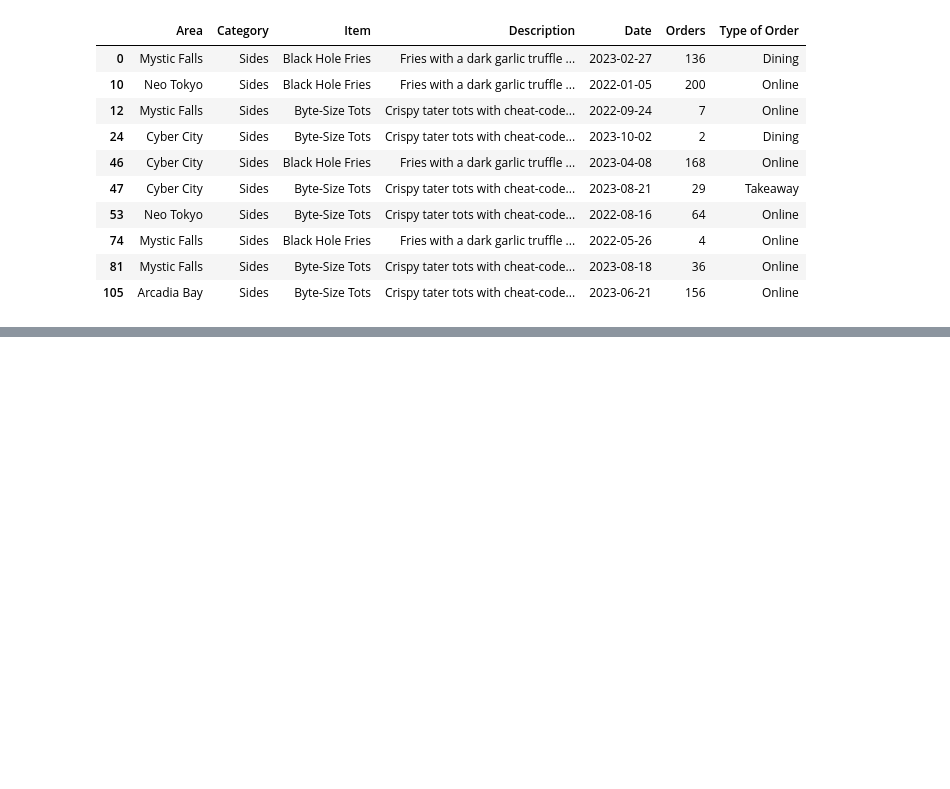
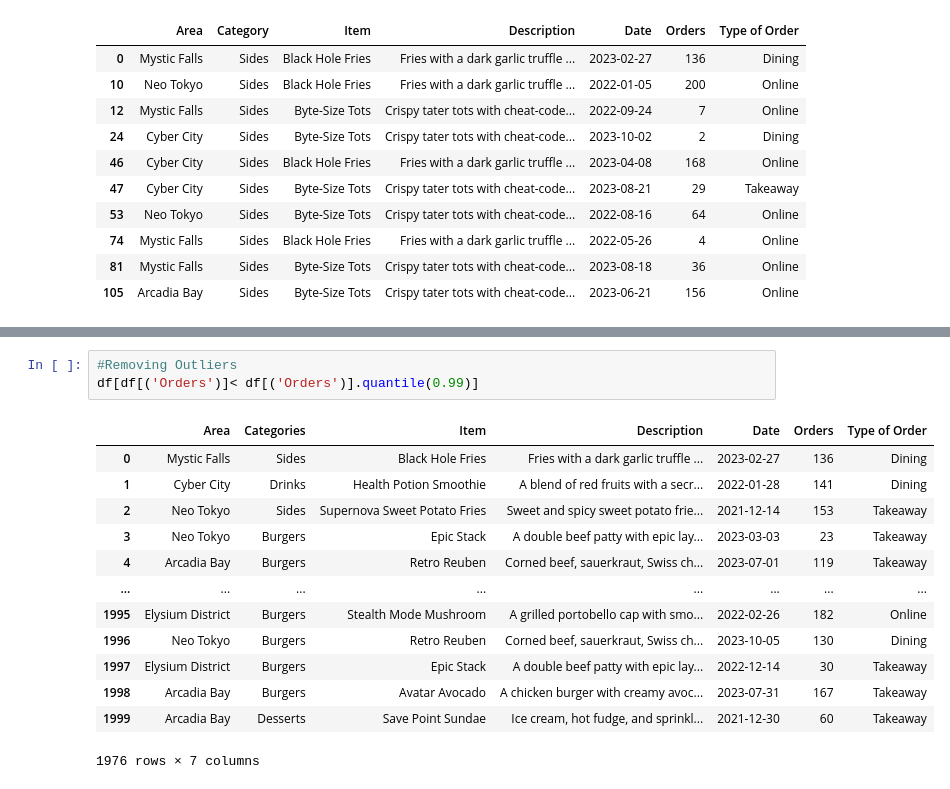
Before and after one commit to NishanLuhagun1/CafeDataAnalysis, a Jupyter notebook: Cafe_Analysis.ipynb, the cells around one changed output, grey strips where cells are left out. Drawn from its saved outputs; the diff is of its cells as text; blank space fills up the shorter version.

```diff
--- a/Cafe_Analysis.ipynb
+++ b/Cafe_Analysis.ipynb
@@ -126,0 +155,17 @@ Burger_buyers.sort_values(by="Orders", ascending=False).head(10)
+# %%
+#Removing Outliers
+df[df[('Orders')]< df[('Orders')].quantile(0.99)]
+# %% [output]
+|  | Area | Categories | Item | Description | Date | Orders | Type of Order |
+| 0 | Mystic Falls | Sides | Black Hole Fries | Fries with a dark garlic truffle ... | 2023-02-27 | 136 | Dining |
+| 1 | Cyber City | Drinks | Health Potion Smoothie | A blend of red fruits with a secr... | 2022-01-28 | 141 | Dining |
+| 2 | Neo Tokyo | Sides | Supernova Sweet Potato Fries | Sweet and spicy sweet potato frie... | 2021-12-14 | 153 | Takeaway |
+| 3 | Neo Tokyo | Burgers | Epic Stack | A double beef patty with epic lay... | 2023-03-03 | 23 | Takeaway |
+| 4 | Arcadia Bay | Burgers | Retro Reuben | Corned beef, sauerkraut, Swiss ch... | 2023-07-01 | 119 | Takeaway |
+| ... | ... | ... | ... | ... | ... | ... | ... |
+| 1995 | Elysium District | Burgers | Stealth Mode Mushroom | A grilled portobello cap with smo... | 2022-02-26 | 182 | Online |
+| 1996 | Neo Tokyo | Burgers | Retro Reuben | Corned beef, sauerkraut, Swiss ch... | 2023-10-05 | 130 | Dining |
+| 1997 | Elysium District | Burgers | Epic Stack | A double beef patty with epic lay... | 2022-12-14 | 30 | Takeaway |
+| 1998 | Arcadia Bay | Burgers | Avatar Avocado | A chicken burger with creamy avoc... | 2023-07-31 | 167 | Takeaway |
+| 1999 | Arcadia Bay | Desserts | Save Point Sundae | Ice cream, hot fudge, and sprinkl... | 2021-12-30 | 60 | Takeaway |
+1976 rows × 7 columns
```
Also changed, not shown: parts of 9 cells of this notebook.
